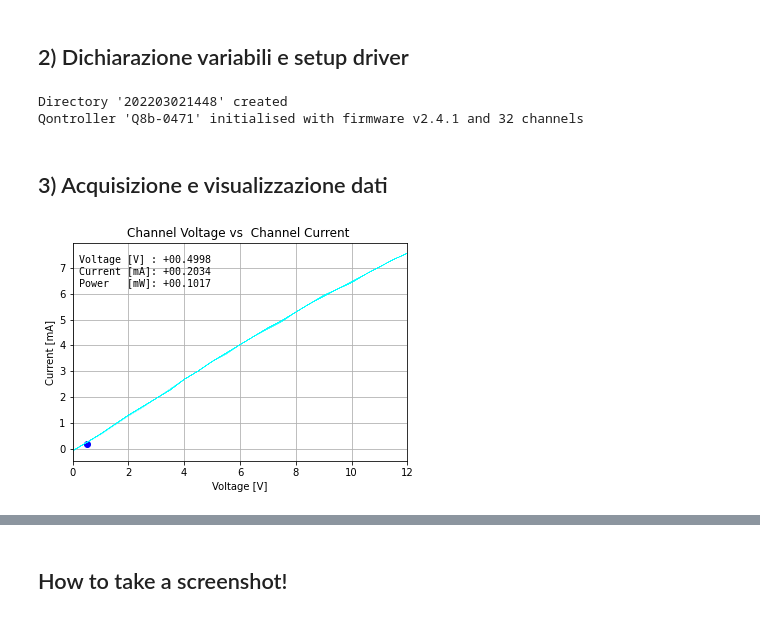
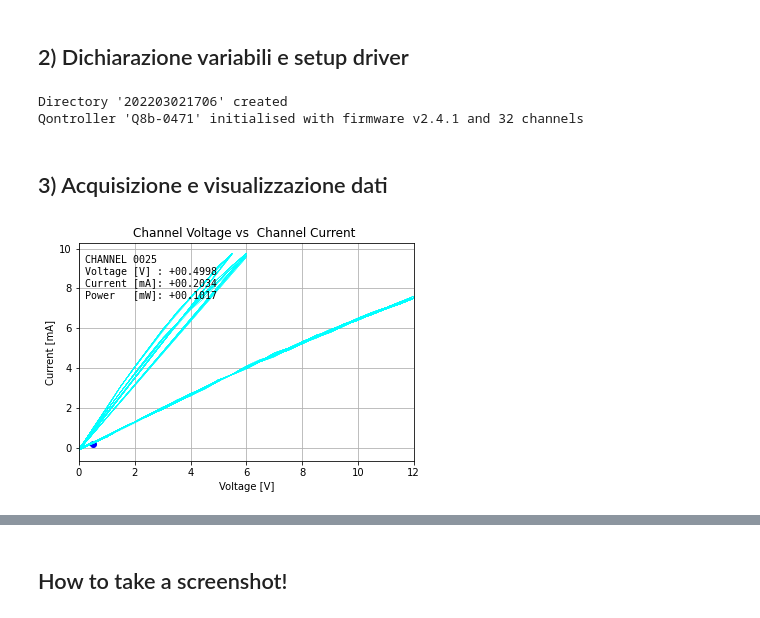
Before and after one commit to LucaGemma/Q8b, a Jupyter notebook: Controllo Multicanale/Q3_+02_+08_input5_multiple_drive.ipynb, the cells around one changed output, grey strips where cells are left out. Saved outputs shown, nothing was run; the diff lists cells and outputs as text; code cells hidden in the pictures.

Commit message:
Minor updates to Image Processing and multiple drive codes

```diff
--- a/Controllo Multicanale/Q3_+02_+08_input5_multiple_drive.ipynb
+++ b/Controllo Multicanale/Q3_+02_+08_input5_multiple_drive.ipynb
@@ -44,8 +44,10 @@ app = wx.App(False) # If you get the error The wx.App object must be created fir
 # Variable declarations
 voltage = 12.0
 repetitions = 1
-channels = [4] # the channels connected to the device
-#channels = [1,4,6,8,9,10,11,12,13,15,16,17,18,19,20,21,22,23,25,26,27]
+#channels = [4] # the channels connected to the device
+#channels = [1,4,6,8,9,10,12,13,15,17,18,19,20,21,23,25]
+channels = [4,8,9,17,18,15,19,20,21,23,25]
+#channels = [1,4,6,8,9,10,11X,12,13,15,16X,17,18,19,20,21,22X,23,25,26X,27X]
 #channels = [k for k in range(10)] # the channels connected to the device
 channel_PD = 3 # the channel connected to the photodiode
 voltage_PD = 0 # the voltage to be set to the photodiode
@@ -150,7 +152,7 @@ for channel in range(q.n_chs):
 # Video Debugging
 print ("Qontroller '{:}' initialised with firmware {:} and {:} channels".format(q.device_id, q.firmware, q.n_chs) )
 # %% [output]
-Directory '202203021448' created
+Directory '202203021706' created
 Qontroller 'Q8b-0471' initialised with firmware v2.4.1 and 32 channels
 # %% [markdown]
 ## 3) Acquisizione e visualizzazione dati
@@ -268,8 +270,8 @@ for channel_n in range(len(channels)):
                 thispoint.set_xdata(measured_voltage[i][i][-1])
                 thispoint.set_ydata(measured_current[i][i][-1])
 
-                thispoint_text.set_text('\n Voltage [V] : {:+08.4f} \n Current [mA]: {:+08.4f} \n Power   [mW]: {:+08.4f} \n' \
-                                        .format(measured_voltage[i][i][-1], measured_current[i][i][-1], \
+                thispoint_text.set_text('\n CHANNEL {:04.0f} \n Voltage [V] : {:+08.4f} \n Current [mA]: {:+08.4f} \n Power   [mW]: {:+08.4f} \n' \
+                                        .format(channels[i], measured_voltage[i][i][-1], measured_current[i][i][-1], \
                                          # measured_voltage[i][i][-1]/(measured_current[i][i][-1]/1000),\
                                          measured_voltage[i][i][-1]*measured_current[i][i][-1]))
 
@@ -289,34 +291,34 @@ for channel_n in range(len(channels)):
 # Plot results
 fig, axs = plt.subplots(2,1)
 
 axs[0].set_title('Channel Voltage vs  Channel Current ')
 axs[0].set_xlabel('Voltage [V]')
 axs[0].set_ylabel('Current [mA]')
 axs[1].set_title('Channel Voltage vs  -PD Current ')
 axs[1].set_xlabel('Voltage [V]')
 axs[1].set_ylabel('Current [mA]')
 
 for i in range(len(channels)):
     #print("\nPLOTS FOR DRIVING CHANNEL {:} \n" .format(channels[i]))
     if F_overlapping_plots == 0:
         axs[0].plot(range(i*len(measured_current[i][i]),(i+1)*len(measured_current[i][i])), measured_current[i][i])
         axs[1].plot(range(i*len(measured_current[i][i]),(i+1)*len(measured_current[i][i])), PD_current[i])
     else:
         axs[0].plot(measured_voltage[i][i], measured_current[i][i])
         axs[1].plot(range(len(measured_current[i][i])), PD_current[i])
 plt.tight_layout()
 
 # Close the log file
 meas_file.close()
 
 # Set all channels to zero
 #q.v[:] = 0
 #q.i[:] = 0
 
 # Close the communication with the driver
 q.close()
 # %% [output]
-[figure, old version]
+[figure, new version]
 [interactive output not drawn]
 # %%
 %matplotlib widget
```
